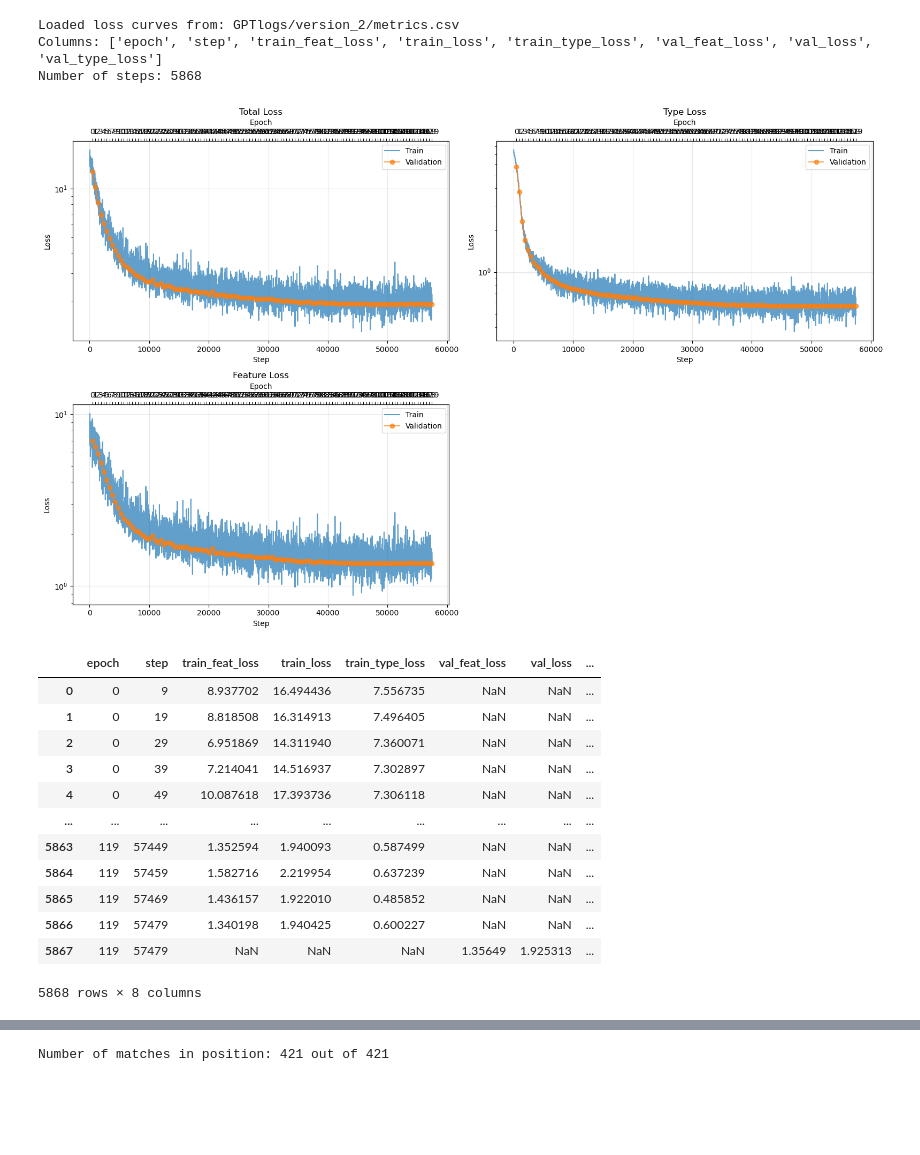
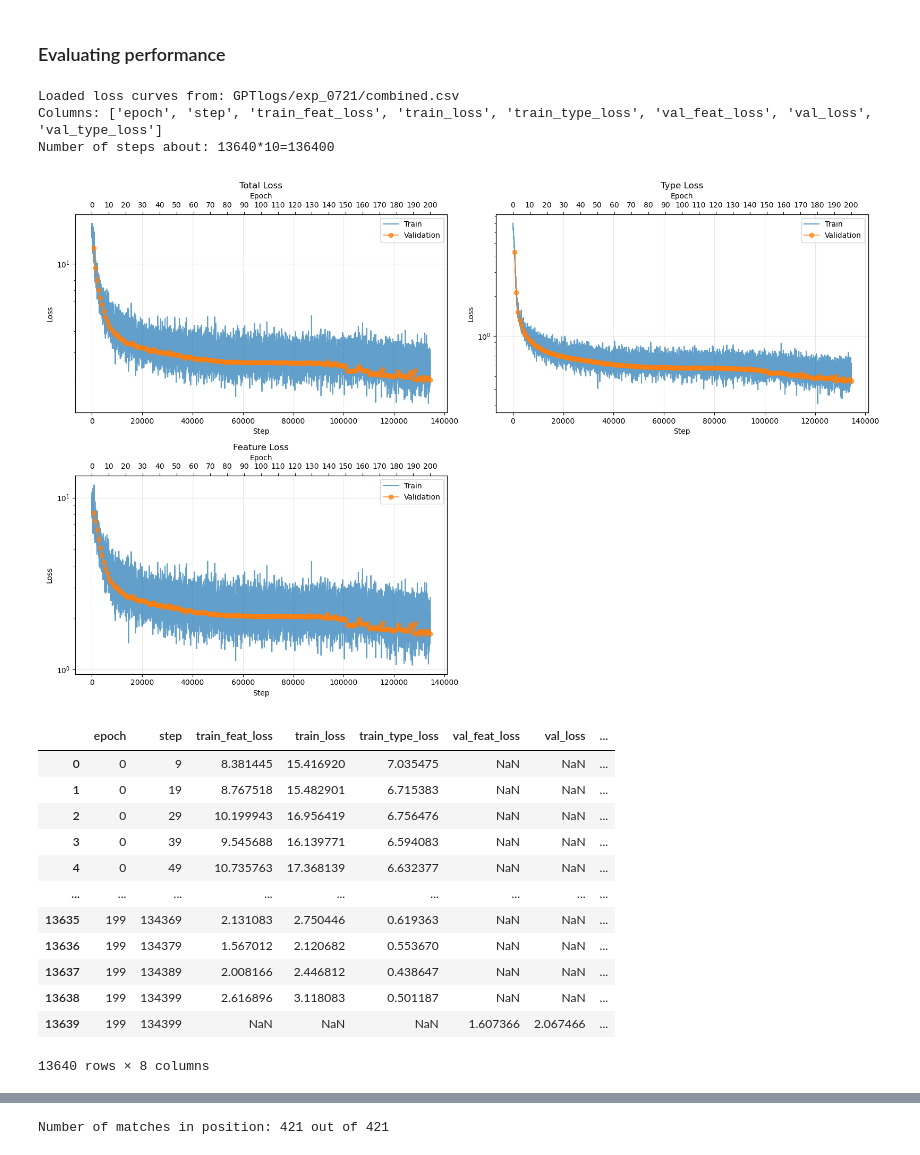
Before and after one commit to Yinrui-Liu/GiBUU_viz, a Jupyter notebook: GiBUU_Transformer.ipynb, the cells around one changed output, grey strips where cells are left out. Drawn from its saved outputs; the diff is of its cells as text; code cells hidden in the pictures; blank space fills up the shorter version.

```diff
--- a/GiBUU_Transformer.ipynb
+++ b/GiBUU_Transformer.ipynb
@@ -777,9 +819,11 @@ def find_best_checkpoint(checkpoint_dir):
 
 # Training
 resume = True
+log_dir="GPTlogs"
+exp_name="exp_0721"
 if resume: # Resume training from checkpoint
-    checkpoint_dir = "GPTlogs/None/checkpoints"
-    model, trainer = train_model(cfg, data, find_best_checkpoint(checkpoint_dir), resume_training=True)
+    checkpoint_dir = "GPTlogs/exp_0721/checkpoints"
+    model, trainer = train_model(cfg, data, find_best_checkpoint(checkpoint_dir), resume_training=True, log_dir=log_dir, exp_name=exp_name)
 else:
-    model, trainer = train_model(cfg, data, log_path="GPTlogs/")
+    model, trainer = train_model(cfg, data, log_dir=log_dir, exp_name=exp_name)
 # %% [output]
@@ -805,3 +853,5 @@ Resuming training from: GPTlogs/None/checkpoints/last.ckpt
+# %% [markdown]
+### Evaluating performance
 # %%
 import os
 import pandas as pd
@@ -822,11 +872,11 @@ def load_and_plot_loss_curves(log_dir):
     df = pd.read_csv(csv_path)
     print(f"Loaded loss curves from: {csv_path}")
     print(f"Columns: {list(df.columns)}")
-    print(f"Number of steps: {len(df)}")
+    print(f"Number of steps about: {len(df)}*{cfg['trainer']['log_every_n_steps']}={len(df)*cfg['trainer']['log_every_n_steps']}")
 
     fig, axes = plt.subplots(2, 2, figsize=(16, 10))
 
-    def plot_loss(ax, train_col, val_col, title):
+    def plot_loss(ax, train_col, val_col, title, logy=False, custom_epoch_ticks=None):
         # Plot train loss (all steps, ignore NaN)
         if train_col in df.columns:
             train_mask = ~df[train_col].isna()
@@ -837,55 +887,77 @@ def load_and_plot_loss_curves(log_dir):
             ax.plot(df['step'][val_mask], df[val_col][val_mask], 'o-', label='Validation', alpha=0.7)
         ax.set_title(title)
         ax.set_xlabel('Step')
         ax.set_ylabel('Loss')
-        ax.set_yscale("log")
+        if logy:
+            ax.set_yscale("log")
         ax.legend()
         ax.grid(True, alpha=0.3)
         # Add secondary x-axis for epoch
         if 'epoch' in df.columns:
             ax2 = ax.twiny()
             ax2.set_xlim(ax.get_xlim())
-            # Show only unique epochs for val points
-            if val_col in df.columns and val_mask.any():
-                epoch_ticks = df['epoch'][val_mask].astype(int)
+            if custom_epoch_ticks is not None:
+                # Map each custom epoch tick to the first step where that epoch appears
+                step_ticks = []
+                for e in custom_epoch_ticks:
+                    steps = df.loc[df['epoch'] == e, 'step']
+                    if not steps.empty:
+                        step_ticks.append(steps.iloc[0])
+                    else:
+                        # If epoch not found, interpolate
+                        step_ticks.append(np.interp(e, df['epoch'], df['step']))
+                ax2.set_xticks(step_ticks)
+                ax2.set_xticklabels(custom_epoch_ticks)
+            elif val_col in df.columns and val_mask.any():
+                epoch_ticks = df['epoch'][val_mask].astype(int)+1
                 step_ticks = df['step'][val_mask]
                 ax2.set_xticks(step_ticks)
                 ax2.set_xticklabels(epoch_ticks)
             else:
                 ax2.set_xticks(ax.get_xticks())
                 ax2.set_xticklabels(['']*len(ax.get_xticks()))
             ax2.set_xlabel('Epoch')
 
-    plot_loss(axes[0, 0], 'train_loss', 'val_loss', 'Total Loss')
-    plot_loss(axes[0, 1], 'train_type_loss', 'val_type_loss', 'Type Loss')
-    plot_loss(axes[1, 0], 'train_feat_loss', 'val_feat_loss', 'Feature Loss')
+    logy = True
+    custom_epoch_ticks = np.arange(0, 200+1, 10)
+    plot_loss(axes[0, 0], 'train_loss', 'val_loss', 'Total Loss', logy, custom_epoch_ticks)
+    plot_loss(axes[0, 1], 'train_type_loss', 'val_type_loss', 'Type Loss', logy, custom_epoch_ticks)
+    plot_loss(axes[1, 0], 'train_feat_loss', 'val_feat_loss', 'Feature Loss', logy, custom_epoch_ticks)
 
     # Hide unused subplot if only 3 plots
     axes[1, 1].axis('off')
 
     plt.tight_layout()
     plt.show()
 
     return df
 
 
-load_and_plot_loss_curves("GPTlogs/version_2")
+if False: # set True if it has been resumed training, then loss will be saved to multiple csv files
+    dfs = [pd.read_csv(f'GPTlogs/exp_0721/version_{i}/metrics.csv') for i in [0, 1, 2]]
+    combined = pd.concat(dfs, ignore_index=True)
+    # Sort by step or epoch if needed
+    #combined = combined.sort_values(by="step").reset_index(drop=True)
+    # Save to new file
+    combined.to_csv("GPTlogs/exp_0721/combined.csv", index=False)
+
+load_and_plot_loss_curves("GPTlogs/exp_0721/")
 # %% [output]
-Loaded loss curves from: GPTlogs/version_2/metrics.csv
+Loaded loss curves from: GPTlogs/exp_0721/combined.csv
 Columns: ['epoch', 'step', 'train_feat_loss', 'train_loss', 'train_type_loss', 'val_feat_loss', 'val_loss', 'val_type_loss']
-Number of steps: 5868
+Number of steps about: 13640*10=136400
-[figure, old version]
+[figure, new version]
 |  | epoch | step | train_feat_loss | train_loss | train_type_loss | val_feat_loss | val_loss | ... |
-| 0 | 0 | 9 | 8.937702 | 16.494436 | 7.556735 | NaN | NaN | ... |
-| 1 | 0 | 19 | 8.818508 | 16.314913 | 7.496405 | NaN | NaN | ... |
-| 2 | 0 | 29 | 6.951869 | 14.311940 | 7.360071 | NaN | NaN | ... |
-| 3 | 0 | 39 | 7.214041 | 14.516937 | 7.302897 | NaN | NaN | ... |
-| 4 | 0 | 49 | 10.087618 | 17.393736 | 7.306118 | NaN | NaN | ... |
+| 0 | 0 | 9 | 8.381445 | 15.416920 | 7.035475 | NaN | NaN | ... |
+| 1 | 0 | 19 | 8.767518 | 15.482901 | 6.715383 | NaN | NaN | ... |
+| 2 | 0 | 29 | 10.199943 | 16.956419 | 6.756476 | NaN | NaN | ... |
+| 3 | 0 | 39 | 9.545688 | 16.139771 | 6.594083 | NaN | NaN | ... |
+| 4 | 0 | 49 | 10.735763 | 17.368139 | 6.632377 | NaN | NaN | ... |
 | ... | ... | ... | ... | ... | ... | ... | ... | ... |
-| 5863 | 119 | 57449 | 1.352594 | 1.940093 | 0.587499 | NaN | NaN | ... |
-| 5864 | 119 | 57459 | 1.582716 | 2.219954 | 0.637239 | NaN | NaN | ... |
-| 5865 | 119 | 57469 | 1.436157 | 1.922010 | 0.485852 | NaN | NaN | ... |
-| 5866 | 119 | 57479 | 1.340198 | 1.940425 | 0.600227 | NaN | NaN | ... |
-| 5867 | 119 | 57479 | NaN | NaN | NaN | 1.35649 | 1.925313 | ... |
+| 13635 | 199 | 134369 | 2.131083 | 2.750446 | 0.619363 | NaN | NaN | ... |
+| 13636 | 199 | 134379 | 1.567012 | 2.120682 | 0.553670 | NaN | NaN | ... |
+| 13637 | 199 | 134389 | 2.008166 | 2.446812 | 0.438647 | NaN | NaN | ... |
+| 13638 | 199 | 134399 | 2.616896 | 3.118083 | 0.501187 | NaN | NaN | ... |
+| 13639 | 199 | 134399 | NaN | NaN | NaN | 1.607366 | 2.067466 | ... |
-5868 rows × 8 columns
+13640 rows × 8 columns
 # %%
```
Also changed, not shown: parts of 20 cells of this notebook.
